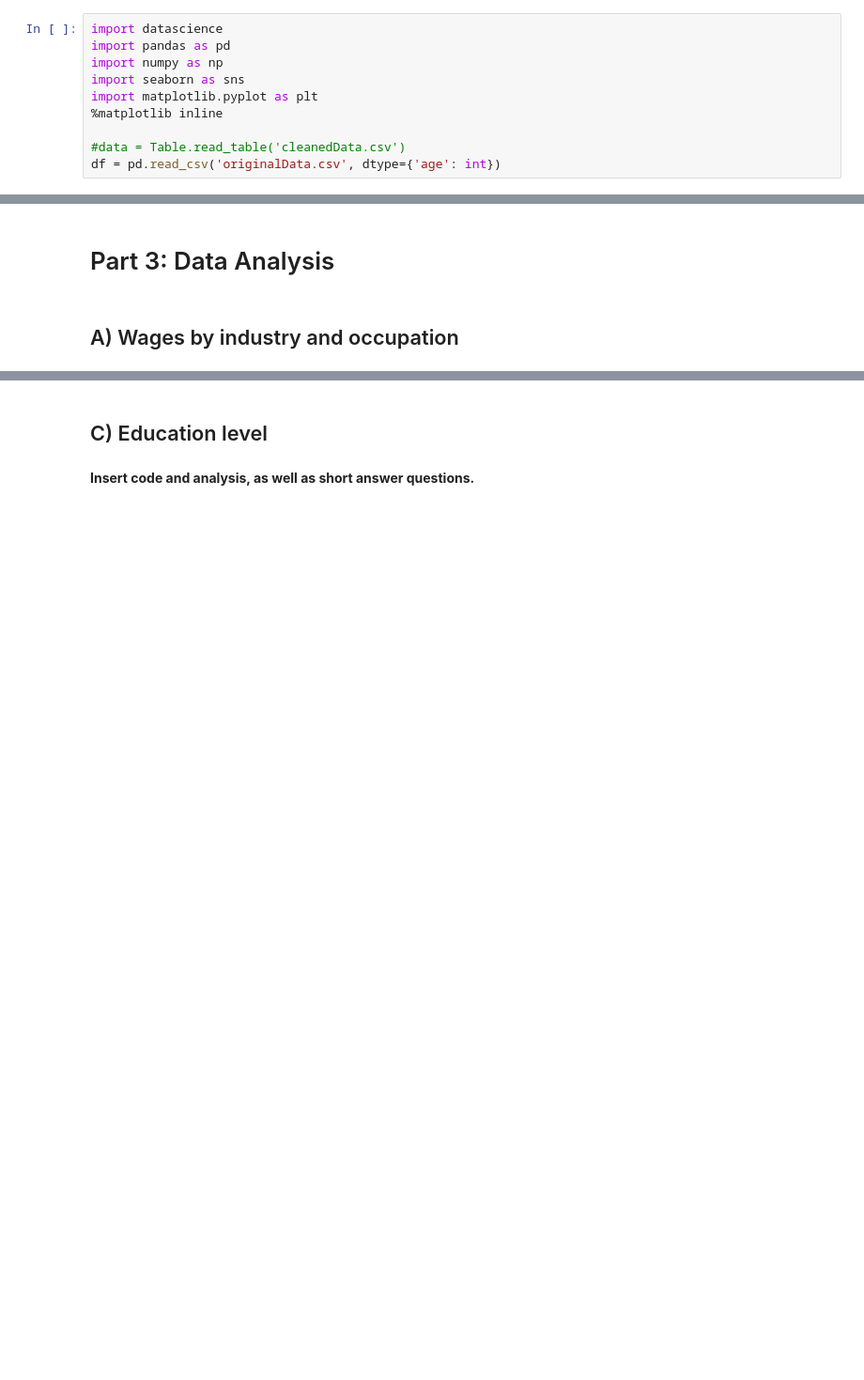
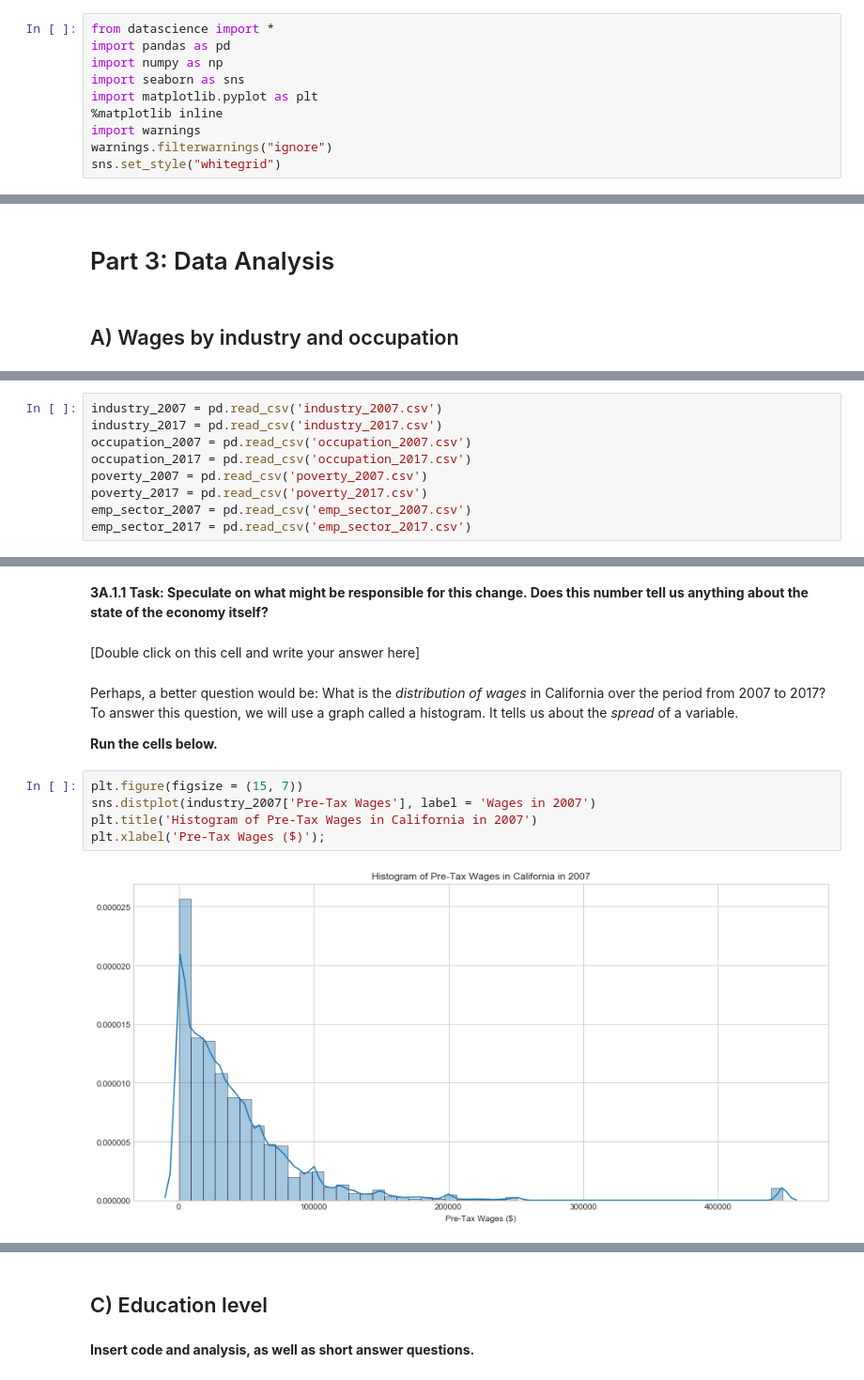
Before and after one commit to ds-modules/CP-113A, a Jupyter notebook: Final-Notebook.ipynb, the cells around one changed output, grey strips where cells are left out. Shown at 94% size. Cells and saved outputs as stored; diff of their text form; blank space fills up the shorter version.

```diff
--- a/Final-Notebook.ipynb
+++ b/Final-Notebook.ipynb
@@ -59,12 +59,12 @@ The next time you open the notebook, it will look the same as when you last save
 # %%
-import datascience
+from datascience import *
 import pandas as pd
 import numpy as np
 import seaborn as sns
 import matplotlib.pyplot as plt
 %matplotlib inline
-
-#data = Table.read_table('cleanedData.csv')
-df = pd.read_csv('originalData.csv', dtype={'age': int})
+import warnings
+warnings.filterwarnings("ignore")
+sns.set_style("whitegrid")
 # %% [markdown]
 # Part 2: Understanding the Dataset
@@ -134,0 +122,9 @@ new_df.to_csv('fullData.csv', index = False, header = True)
+# %%
+industry_2007 = pd.read_csv('industry_2007.csv')
+industry_2017 = pd.read_csv('industry_2017.csv')
+occupation_2007 = pd.read_csv('occupation_2007.csv')
+occupation_2017 = pd.read_csv('occupation_2017.csv')
+poverty_2007 = pd.read_csv('poverty_2007.csv')
+poverty_2017 = pd.read_csv('poverty_2017.csv')
+emp_sector_2007 = pd.read_csv('emp_sector_2007.csv')
+emp_sector_2017 = pd.read_csv('emp_sector_2017.csv')
@@ -134,0 +150,15 @@ new_df.to_csv('fullData.csv', index = False, header = True)
+# %% [markdown]
+**3A.1.1 Task: Speculate on what might be responsible for this change. Does this number tell us anything about the state of the economy itself?**
+# %% [markdown]
+[Double click on this cell and write your answer here]
+# %% [markdown]
+Perhaps, a better question would be: What is the *distribution of wages* in California over the period from 2007 to 2017? To answer this question, we will use a graph called a histogram. It tells us about the *spread* of a variable.
+
+**Run the cells below.**
+# %%
+plt.figure(figsize = (15, 7))
+sns.distplot(industry_2007['Pre-Tax Wages'], label = 'Wages in 2007')
+plt.title('Histogram of Pre-Tax Wages in California in 2007')
+plt.xlabel('Pre-Tax Wages ($)');
+# %% [output]
+[figure, added]
```
Also changed, not shown: parts of 84 cells of this notebook.
